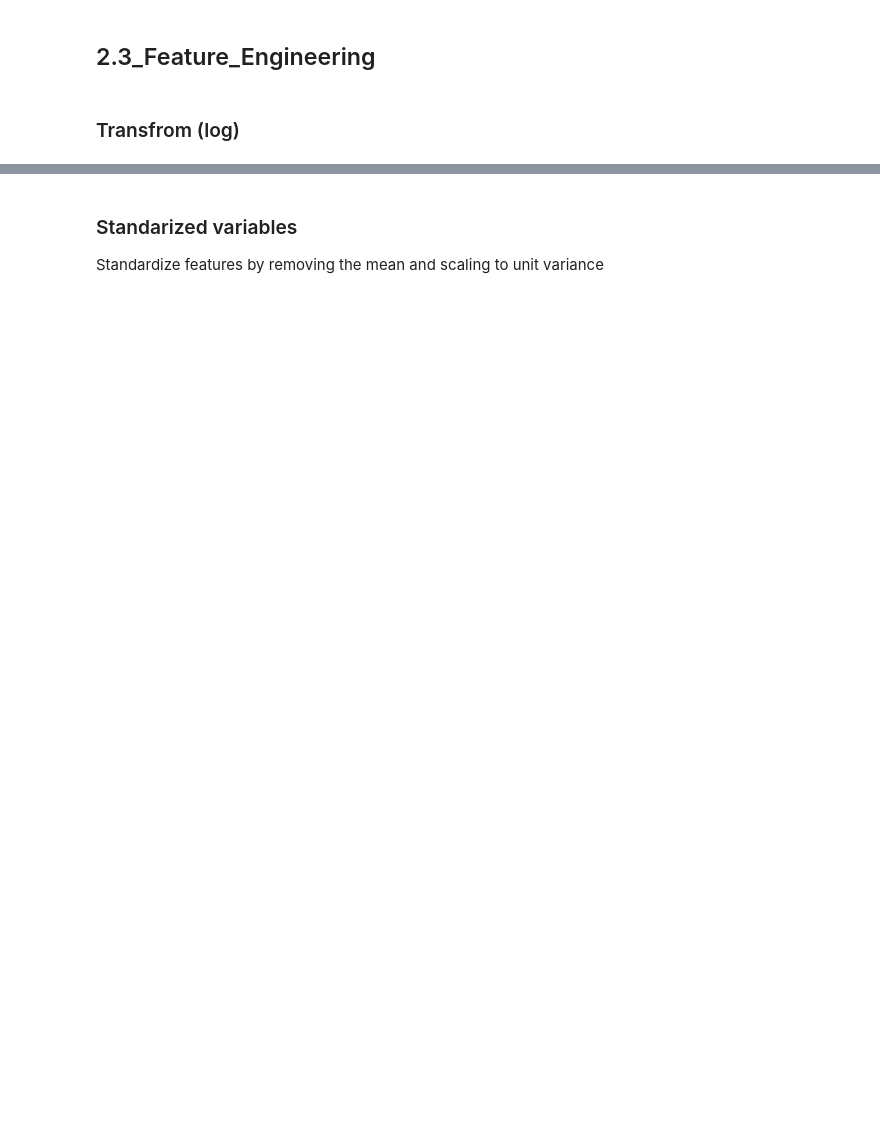
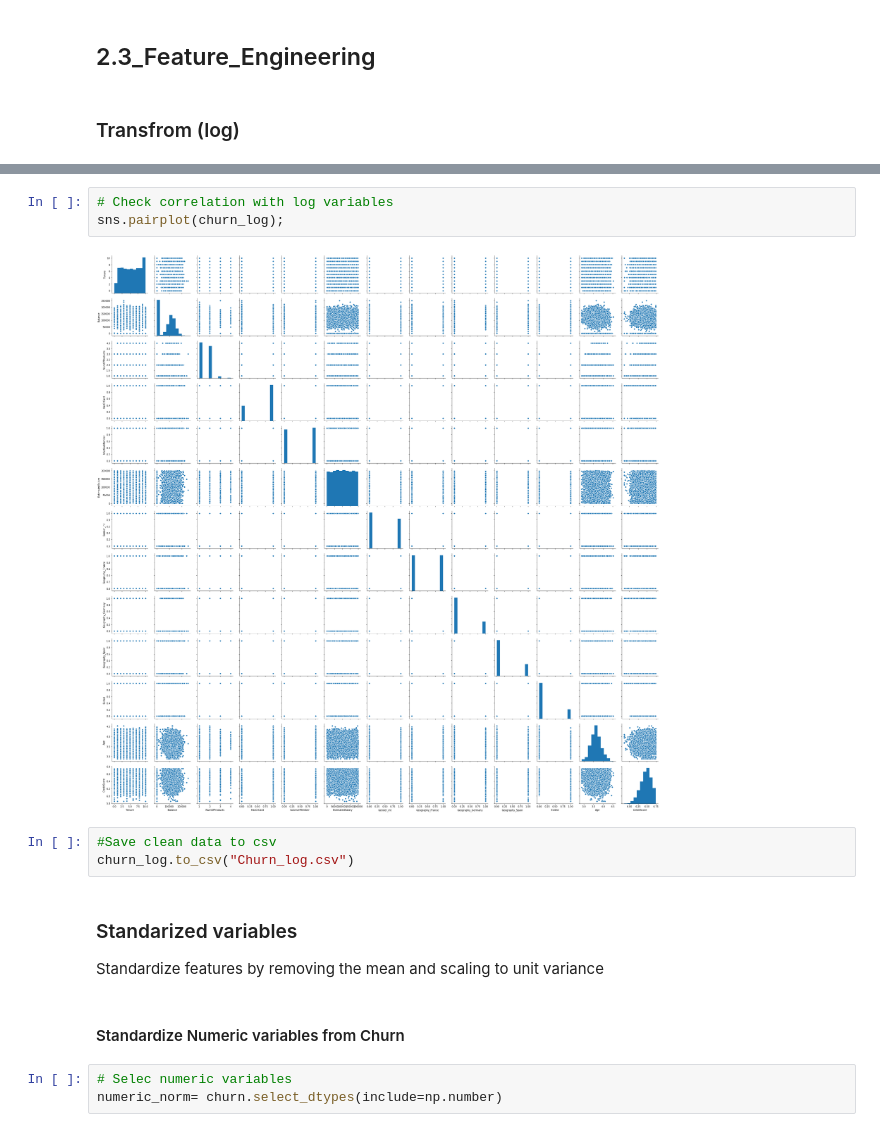
Before and after one commit to ironhack-bcn-data-june-2020/project-ml-bank-churn, a Jupyter notebook: DataPreparation.ipynb, the cells around one changed output, grey strips where cells are left out. Saved outputs shown, nothing was run; the diff lists cells and outputs as text; blank space fills up the shorter version.

Commit message:
adding dataprep with log and StandardScaler

```diff
--- a/DataPreparation.ipynb
+++ b/DataPreparation.ipynb
@@ -534,4 +488,17 @@ churn_log
+# %%
+# Check correlation with log variables
+sns.pairplot(churn_log);
+# %% [output]
+[figure, added]
+# %%
+#Save clean data to csv
+churn_log.to_csv("Churn_log.csv")
 # %% [markdown]
 ### Standarized variables
 Standardize features by removing the mean and scaling to unit variance
+# %% [markdown]
+#### Standardize Numeric variables from Churn
+# %%
+# Selec numeric variables
+numeric_norm= churn.select_dtypes(include=np.number)
 # %%
```
Also changed, not shown: parts of 16 cells of this notebook.
